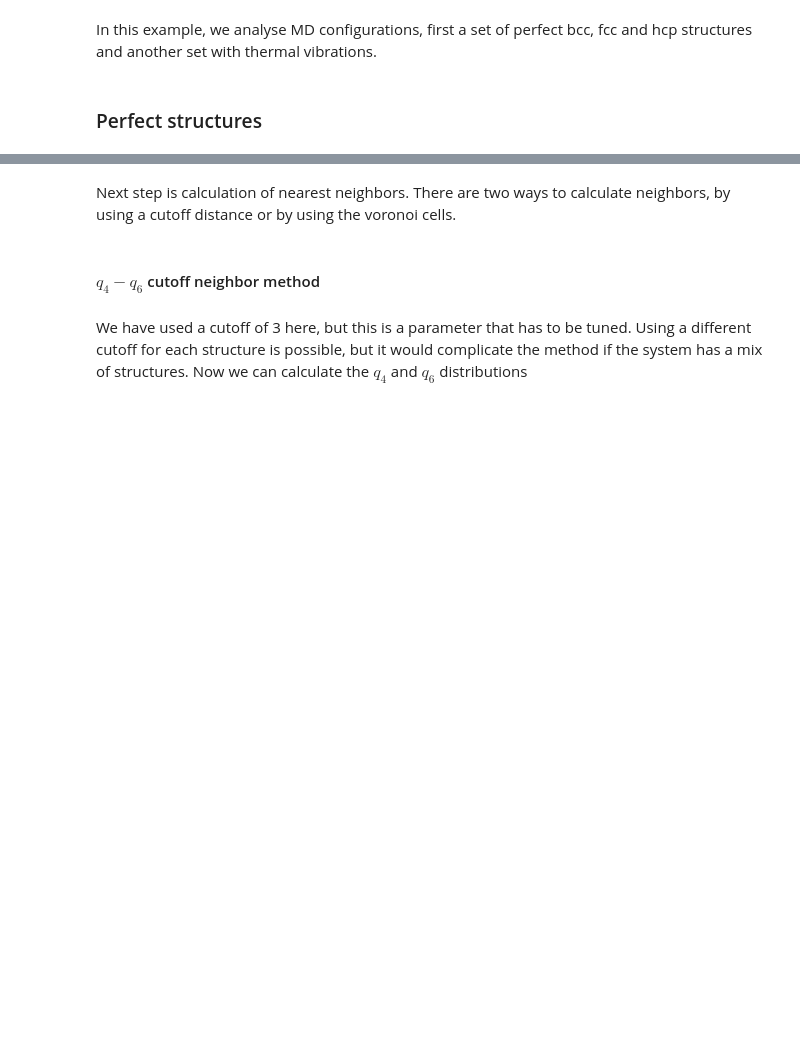
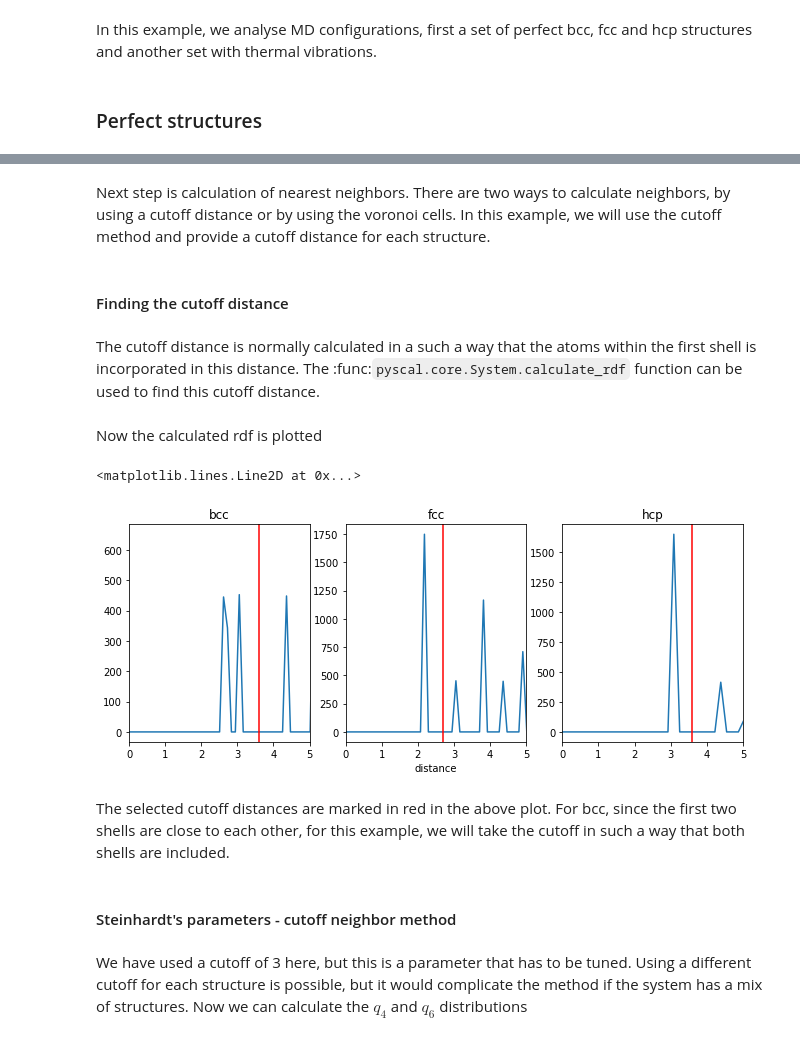
Before and after one commit to pyscal/pyscal, a Jupyter notebook: examples/example_3.ipynb, the cells around one changed output, grey strips where cells are left out. Saved outputs shown, nothing was run; the diff lists cells and outputs as text; code cells hidden in the pictures; blank space fills up the shorter version.

Commit message:
update examples

```diff
--- a/examples/example_3.ipynb
+++ b/examples/example_3.ipynb
@@ -24,5 +16,50 @@ hcp.read_inputfile('conf0.hcp', format='lammps-dump')
+# %%
+bcc_atoms, bcc_box = pcs.make_crystal('bcc', lattice_constant=3.147, repetitions=[4,4,4])
+bcc = pc.System()
+bcc.atoms = bcc_atoms
+bcc.box = bcc_box
+# %%
+fcc_atoms, fcc_box = pcs.make_crystal('fcc', lattice_constant=3.147, repetitions=[4,4,4])
+fcc = pc.System()
+fcc.atoms = fcc_atoms
+fcc.box = fcc_box
+# %%
+hcp_atoms, hcp_box = pcs.make_crystal('hcp', lattice_constant=3.147, repetitions=[4,4,4])
+hcp = pc.System()
+hcp.atoms = hcp_atoms
+hcp.box = hcp_box
 # %% [markdown]
-Next step is calculation of nearest neighbors. There are two ways to calculate neighbors, by using a cutoff distance or by using the voronoi cells.
+Next step is calculation of nearest neighbors. There are two ways to calculate neighbors, by using a cutoff distance or by using the voronoi cells. In this example, we will use the cutoff method and provide a cutoff distance for each structure.
+# %% [markdown]
+#### Finding the cutoff distance
+# %% [markdown]
+The cutoff distance is normally calculated in a such a way that the atoms within the first shell is incorporated in this distance. The :func:`pyscal.core.System.calculate_rdf` function can be used to find this cutoff distance.
+# %%
+bccrdf = bcc.calculate_rdf()
+fccrdf = fcc.calculate_rdf()
+hcprdf = hcp.calculate_rdf()
+# %% [markdown]
+Now the calculated rdf is plotted
+# %%
+fig, (ax1, ax2, ax3) = plt.subplots(1, 3, figsize=(11,4))
+ax1.plot(bccrdf[1], bccrdf[0])
+ax2.plot(fccrdf[1], fccrdf[0])
+ax3.plot(hcprdf[1], hcprdf[0])
+ax1.set_xlim(0,5)
+ax2.set_xlim(0,5)
+ax3.set_xlim(0,5)
+ax1.set_title('bcc')
+ax2.set_title('fcc')
+ax3.set_title('hcp')
+ax2.set_xlabel("distance")
+ax1.axvline(3.6, color='red')
+ax2.axvline(2.7, color='red')
+ax3.axvline(3.6, color='red')
+# %% [output]
+<matplotlib.lines.Line2D at 0x...>
+[figure, added]
+# %% [markdown]
+The selected cutoff distances are marked in red in the above plot. For bcc, since the first two shells are close to each other, for this example, we will take the cutoff in such a way that both shells are included.
 # %% [markdown]
-#### $q_4-q_6$ cutoff neighbor method
+#### Steinhardt's parameters - cutoff neighbor method
 # %%
```
Also changed, not shown: parts of 28 cells of this notebook, 10 other files.
